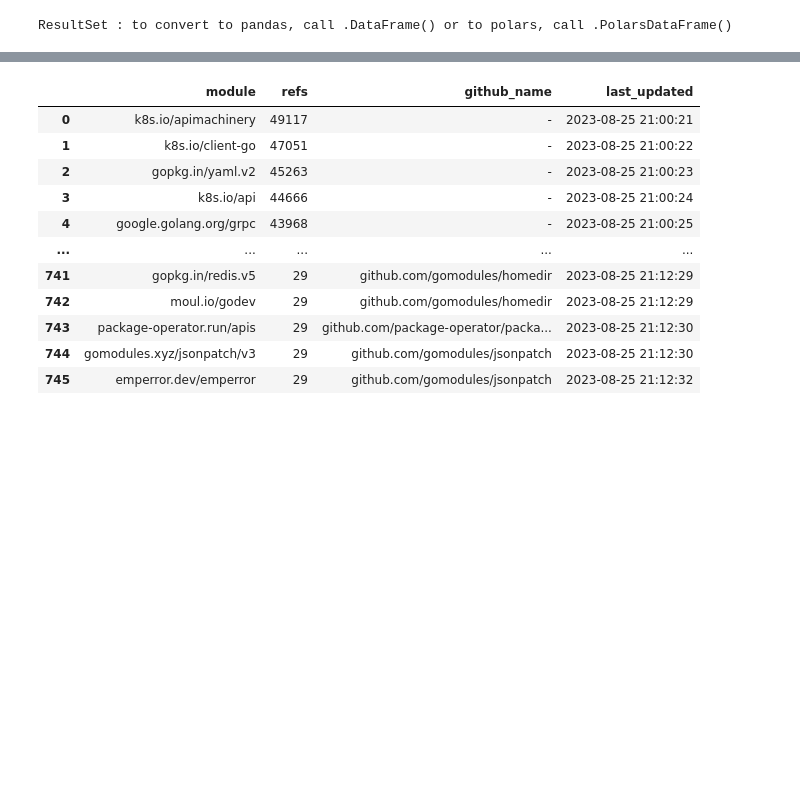
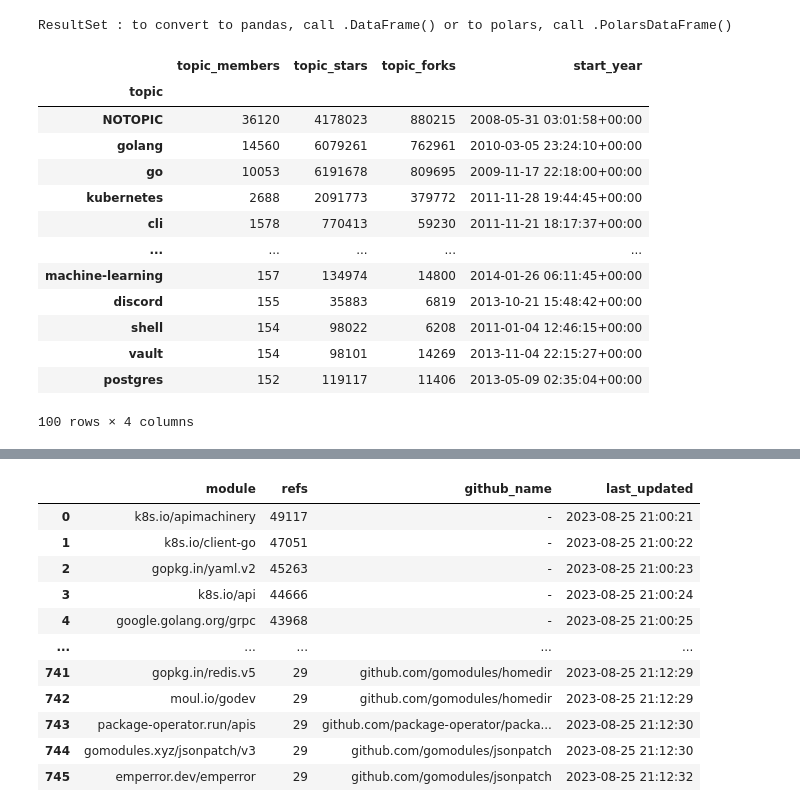
Before and after one commit to schnell18/play-data-science, a Jupyter notebook: msr-golang/data-check.ipynb, the cells around one changed output, grey strips where cells are left out. Drawn from its saved outputs; the diff is of its cells as text; code cells hidden in the pictures; blank space fills up the shorter version.

```diff
--- a/msr-golang/data-check.ipynb
+++ b/msr-golang/data-check.ipynb
@@ -51,0 +96,24 @@ select t2.full_name   as github_name,
+# %%
+sum = df.groupby("topic").agg(
+    topic_members=pd.NamedAgg(column="id", aggfunc="count"),
+    topic_stars=pd.NamedAgg(column="stargazers_count", aggfunc="sum"),
+    topic_forks=pd.NamedAgg(column="forks_count", aggfunc="sum"),
+    start_year=pd.NamedAgg(column="created_at", aggfunc="min"),
+).sort_values("topic_members", ascending=False)
+# %%
+sum.query("topic_members > 2").head(100)
+# %% [output]
+|  | topic_members | topic_stars | topic_forks | start_year |
+| topic |  |  |  |  |
+| NOTOPIC | 36120 | 4178023 | 880215 | 2008-05-31 03:01:58+00:00 |
+| golang | 14560 | 6079261 | 762961 | 2010-03-05 23:24:10+00:00 |
+| go | 10053 | 6191678 | 809695 | 2009-11-17 22:18:00+00:00 |
+| kubernetes | 2688 | 2091773 | 379772 | 2011-11-28 19:44:45+00:00 |
+| cli | 1578 | 770413 | 59230 | 2011-11-21 18:17:37+00:00 |
+| ... | ... | ... | ... | ... |
+| machine-learning | 157 | 134974 | 14800 | 2014-01-26 06:11:45+00:00 |
+| discord | 155 | 35883 | 6819 | 2013-10-21 15:48:42+00:00 |
+| shell | 154 | 98022 | 6208 | 2011-01-04 12:46:15+00:00 |
+| vault | 154 | 98101 | 14269 | 2013-11-04 22:15:27+00:00 |
+| postgres | 152 | 119117 | 11406 | 2013-05-09 02:35:04+00:00 |
+100 rows × 4 columns
```
Also changed, not shown: parts of 19 cells of this notebook, 5 other files.
